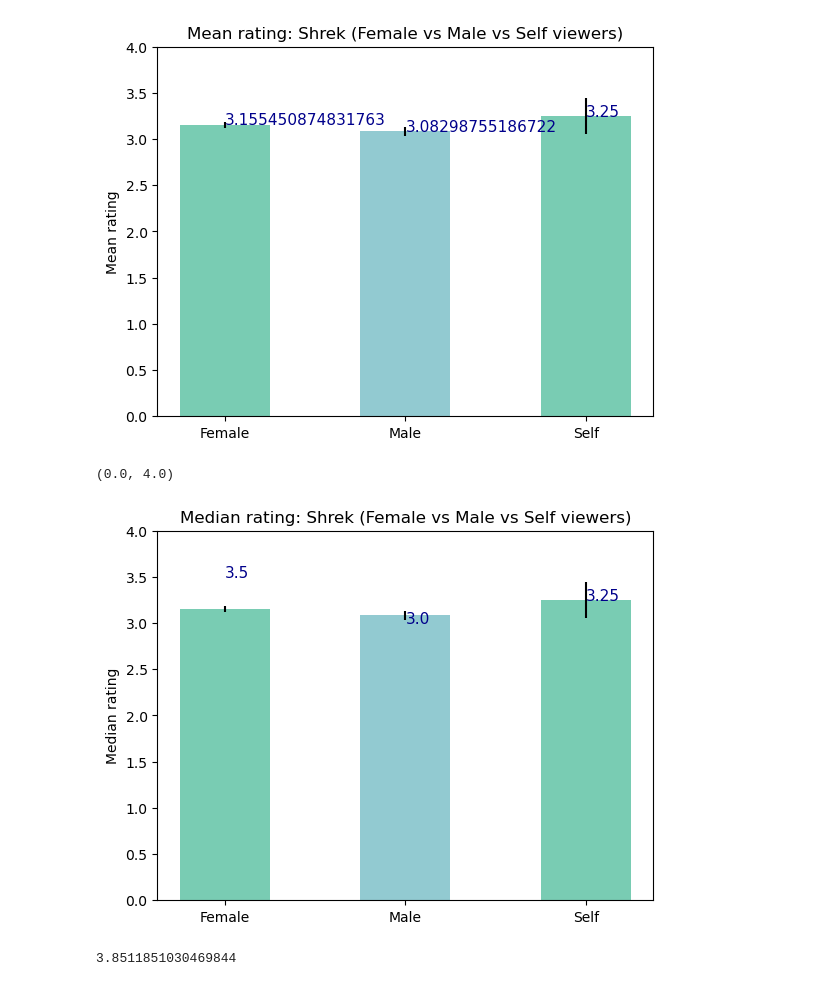
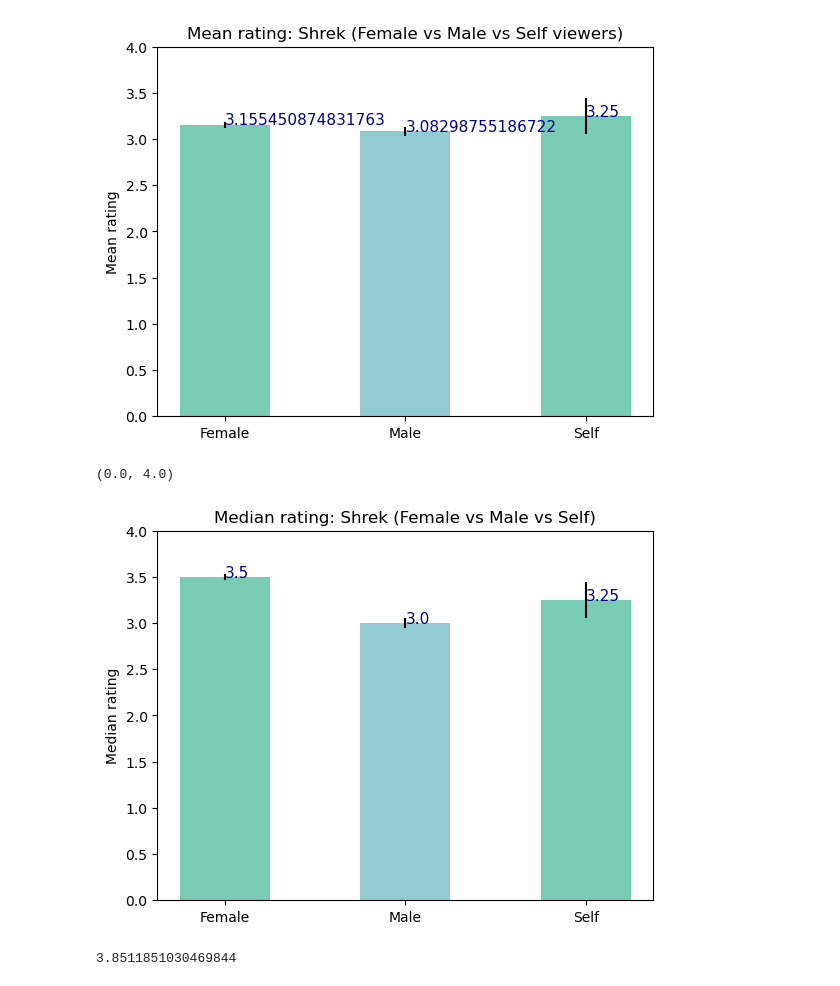
Before and after one commit to caralinebruz/data_science_movie_ratings_analysis, a Jupyter notebook: 3 Shrek (Male v Female).ipynb, the cells around one changed output. Drawn from its saved outputs; the diff is of its cells as text; code cells hidden in the pictures.

Commit message:
fixing medians plot

```diff
--- a/3 Shrek (Male v Female).ipynb
+++ b/3 Shrek (Male v Female).ipynb
@@ -252,35 +252,35 @@ plt.ylim([0, 4])
 
 font = {'family': 'sans-serif',
         'color':  'darkblue',
         'weight': 'normal',
         'size': 11,
         }
 
 c = ['#79ccb3', '#92cad1']
 
 
 # x = ['Female', 'Male'] # labels for the bars
 # plt.text(1,descriptivesContainer[0][0],descriptivesContainer[0][0], fontdict=font)
 # plt.text(2,descriptivesContainer[1][0],descriptivesContainer[1][0], fontdict=font)
 # xPos = np.array([1,2]) # x-values for the bars
 
 
 x = ['Female', 'Male', 'Self'] # labels for the bars
 plt.text(1,descriptivesContainer[0][4],descriptivesContainer[0][4], fontdict=font)
 plt.text(2,descriptivesContainer[1][4],descriptivesContainer[1][4], fontdict=font)
 plt.text(3,descriptivesContainer[2][4],descriptivesContainer[2][4], fontdict=font)
 xPos = np.array([1,2,3]) # x-values for the bars
 
 
-plt.bar(xPos,descriptivesContainer[:,0],width=0.5,yerr=descriptivesContainer[:,3], color=c) # bars + error
+plt.bar(xPos,descriptivesContainer[:,4],width=0.5,yerr=descriptivesContainer[:,3], color=c) # bars + error
 plt.xticks(xPos, x) # label the x_pos with the labels
 
 plt.title('Median rating: Shrek (Female vs Male vs Self)')
 plt.ylabel('Median rating') # add y-label
 plt.ylim([0, 4])
 # %% [output]
 (0.0, 4.0)
-[figure, old version]
+[figure, new version]
 # %%
 # lets try a kruskal wallice test for the three groups
 
```
Also changed, not shown: 1 other file.
